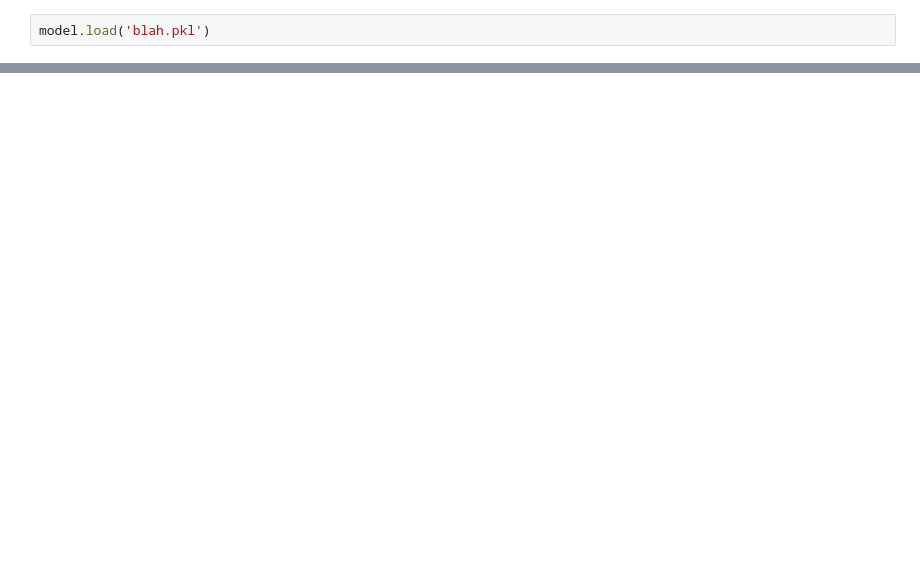
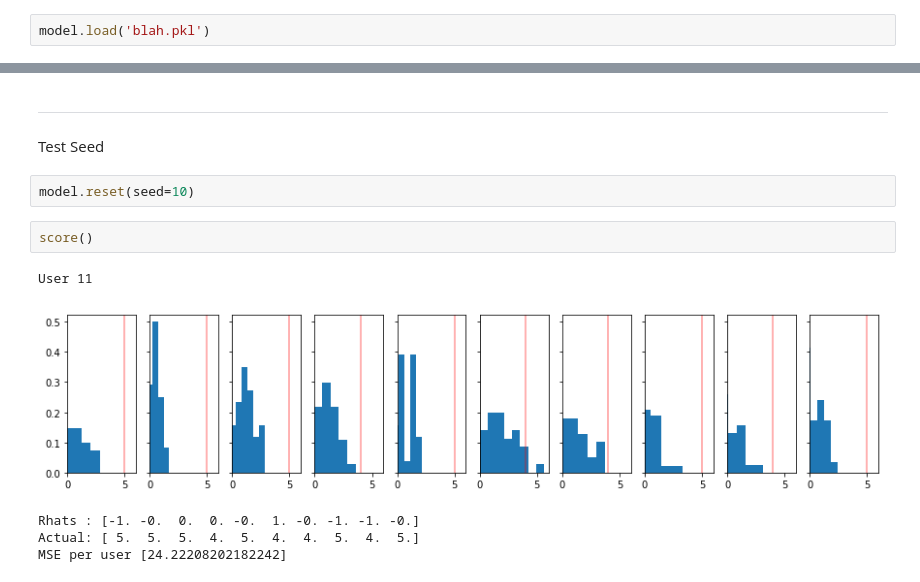
Before and after one commit to esdu/csc2541_project, a Jupyter notebook: nnmf_demo.ipynb, the cells around one changed output, grey strips where cells are left out. Saved outputs shown, nothing was run; the diff lists cells and outputs as text; blank space fills up the shorter version.

Commit message:
implemented seeding for our models

```diff
--- a/nnmf_demo.ipynb
+++ b/nnmf_demo.ipynb
@@ -117,0 +121,14 @@ MSE per user [0.55721644298916528]
+# %% [markdown]
+---
+# %% [markdown]
+Test Seed
+# %%
+model.reset(seed=10)
+# %%
+score()
+# %% [output]
+User 11
+[figure, added]
+Rhats : [-1. -0.  0.  0. -0.  1. -0. -1. -1. -0.]
+Actual: [ 5.  5.  5.  4.  5.  4.  4.  5.  4.  5.]
+MSE per user [24.22208202182242]
```
Also changed, not shown: parts of 10 cells of this notebook, 3 other files.
